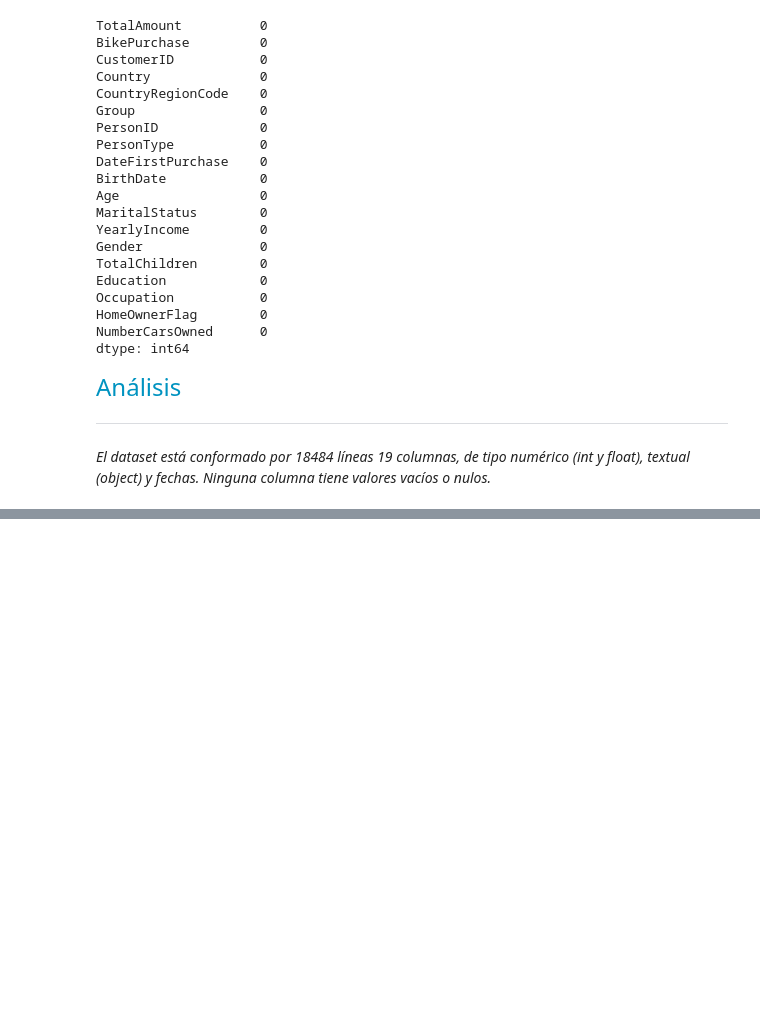
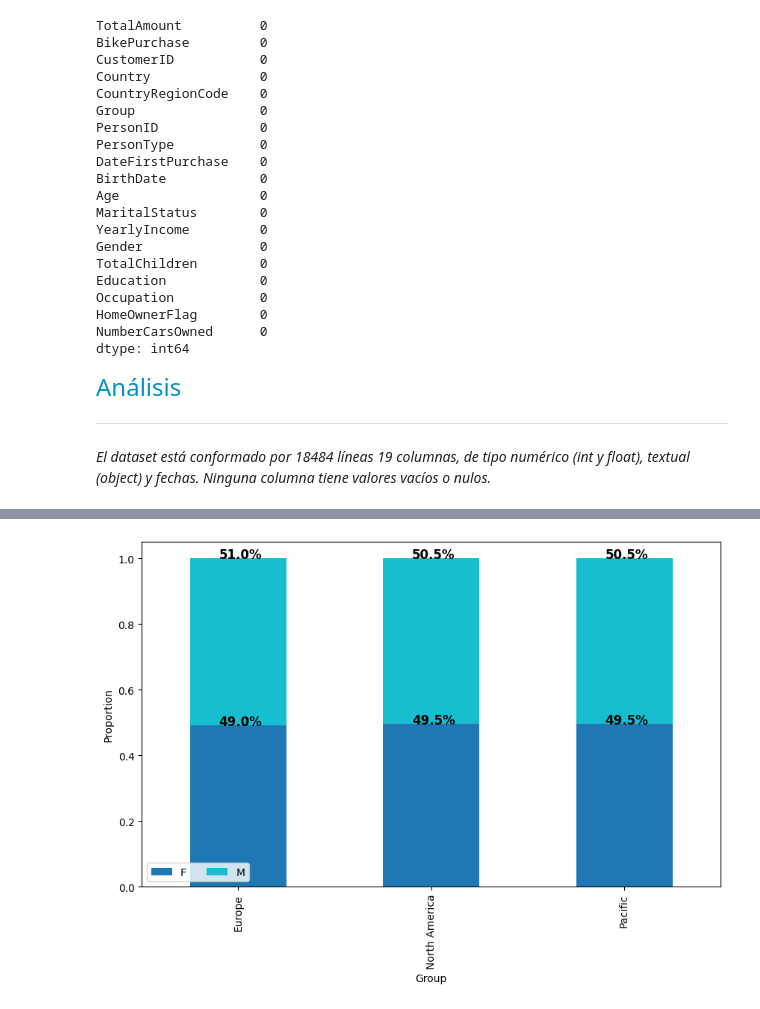
Before and after one commit to anapaccasilva/AdventureWorks, a Jupyter notebook: EDA_AdventureWorks.ipynb, the cells around one changed output, grey strips where cells are left out. Cells and saved outputs as stored; diff of their text form; code cells hidden in the pictures; blank space fills up the shorter version.

```diff
--- a/EDA_AdventureWorks.ipynb
+++ b/EDA_AdventureWorks.ipynb
@@ -105,0 +210,4 @@ dtype: int64
+# %%
+cross_tab = pd.crosstab(index=customersPurchases['Group'],
+                        columns=customersPurchases['BikePurchase'])
+cross_tab
@@ -105,0 +220,3 @@ dtype: int64
+# %%
+cross_tab_prop = pd.DataFrame(customersPurchases.groupby('Group')['Gender'].value_counts(normalize=True).unstack('Gender'))
+cross_tab_prop
@@ -105,0 +229,25 @@ dtype: int64
+# %%
+cross_tab_prop.plot(kind='bar',
+                    stacked=True,
+                    colormap='tab10',
+                    figsize=(10, 6))
+
+plt.legend(loc="lower left", ncol=2)
+plt.xlabel("Group")
+plt.ylabel("Proportion")
+
+
+for n, x in enumerate([*cross_tab.index.values]):
+    for (proportion, y_loc) in zip(cross_tab_prop.loc[x],
+                                   cross_tab_prop.loc[x].cumsum()):
+
+        plt.text(x=n - 0.10,
+                 y=y_loc,
+                 s=f'{np.round(proportion * 100, 1)}%',
+                 color="black",
+                 fontsize=12,
+                 fontweight="bold")
+
+plt.show()
+# %% [output]
+[figure, added]
```
Also changed, not shown: parts of 38 cells of this notebook.
